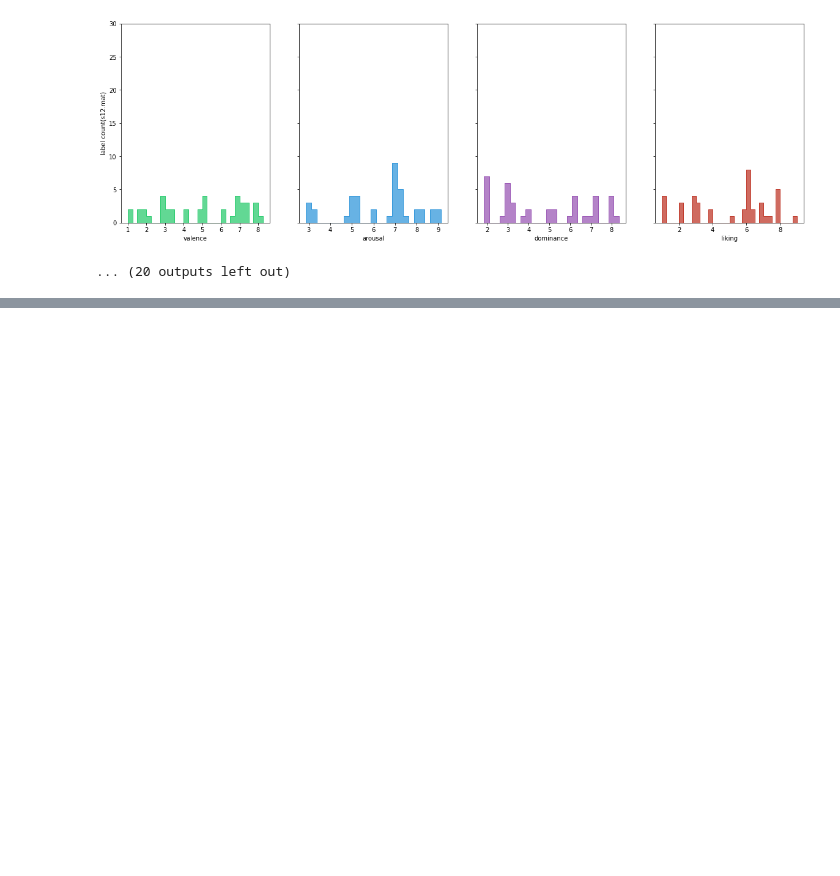
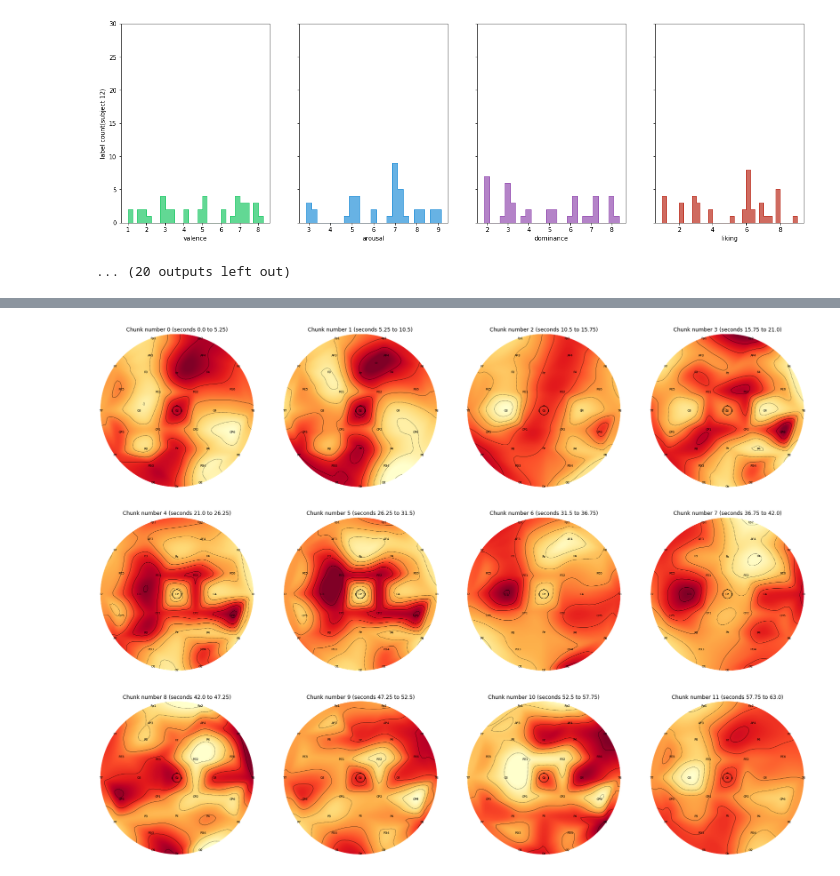
Before and after one commit to linkingct/gnn-deap-eeg, a Jupyter notebook: DEAP dataset visualization.ipynb, the cells around one changed output, grey strips where cells are left out. Drawn from its saved outputs; the diff is of its cells as text; code cells hidden in the pictures; blank space fills up the shorter version.

```diff
--- a/DEAP dataset visualization.ipynb
+++ b/DEAP dataset visualization.ipynb
@@ -37,0 +102,10 @@ for name in raw_file_names:
+# %%
+# Show all chunks and label (12)
+fig, axes = plt.subplots(nrows=3, ncols=4, figsize=(30,20), gridspec_kw = {'wspace':0, 'hspace':0.2})
+for i,chunk in enumerate(chunks):
+    index = np.unravel_index(i, (3,4))
+    ax = axes[index[0]][index[1]]
+    ax.title.set_text(f'Chunk number {i} (seconds {5.25*i} to {5.25*(i+1)})')
+    im,_ = mne.viz.topomap.plot_topomap(chunk,electrodes.positions_2d,names=electrodes.channel_names,show_names=True,axes=ax,cmap='YlOrRd',show=False)
+# %% [output]
+[figure, added]
```
Also changed, not shown: parts of 15 cells of this notebook, 1 other file.
